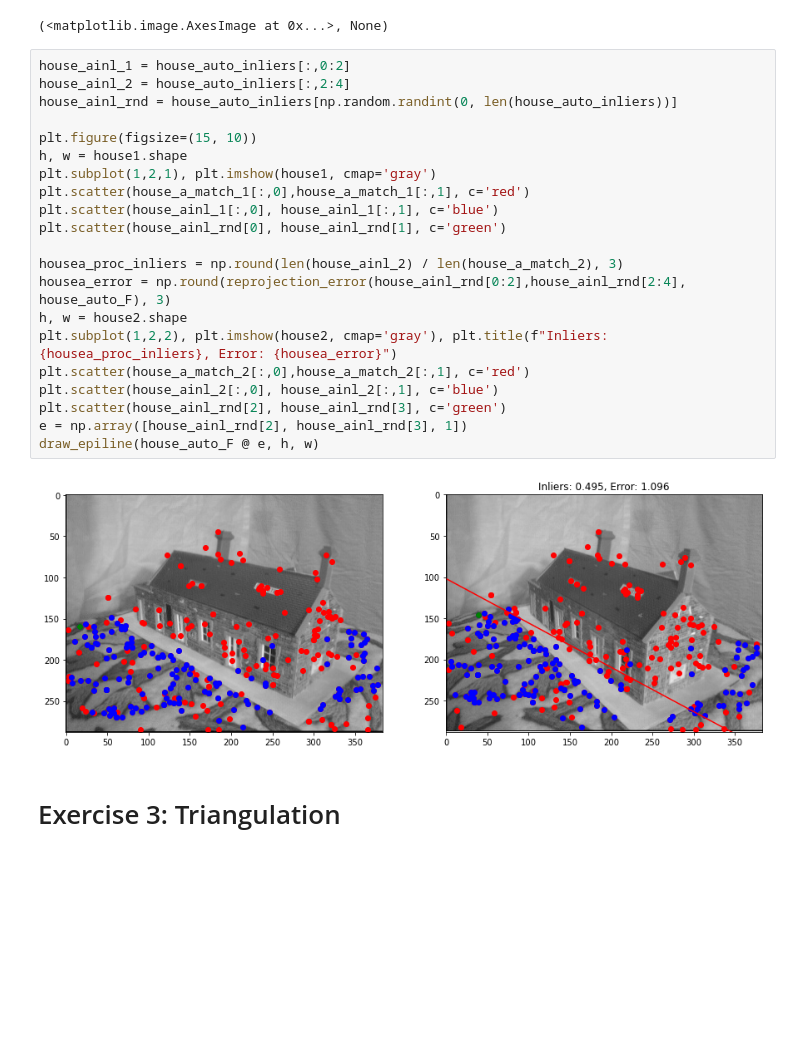
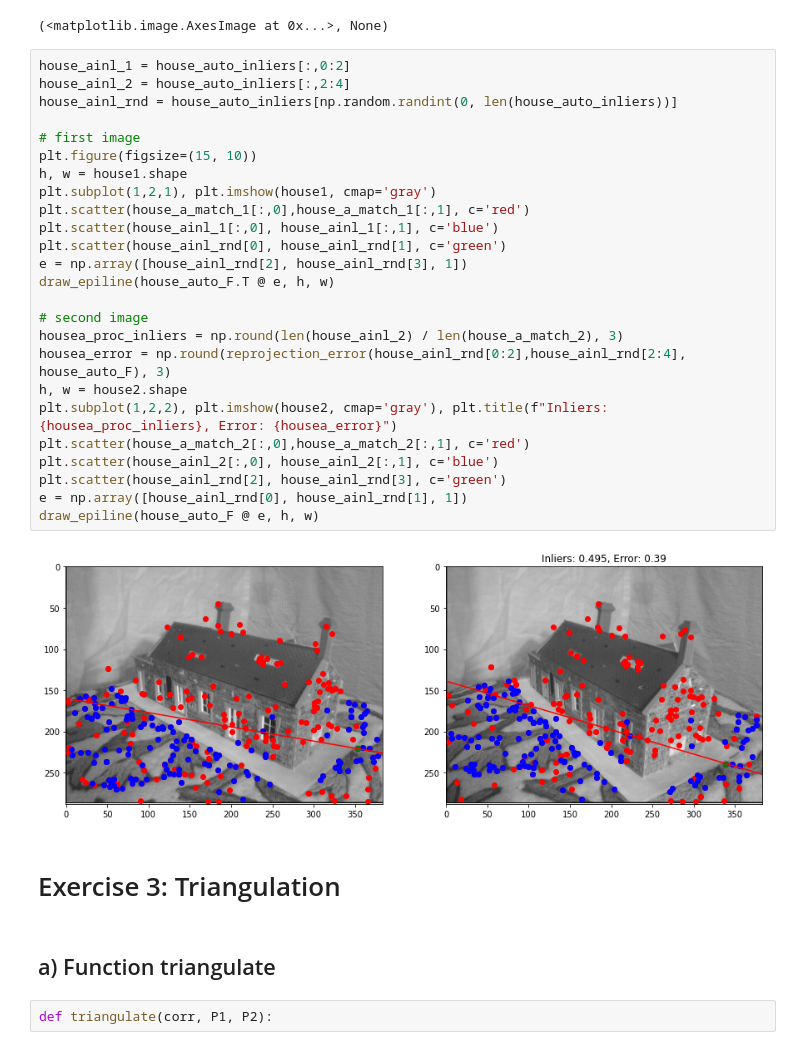
Before and after one commit to gendestry/UZ_Naloga5, a Jupyter notebook: assignment.ipynb, the cells around one changed output. Saved outputs shown, nothing was run; the diff lists cells and outputs as text; blank space fills up the shorter version.

```diff
--- a/assignment.ipynb
+++ b/assignment.ipynb
@@ -228,25 +228,33 @@ plt.imshow(img3),plt.show()
 # %%
 house_ainl_1 = house_auto_inliers[:,0:2]
 house_ainl_2 = house_auto_inliers[:,2:4]
 house_ainl_rnd = house_auto_inliers[np.random.randint(0, len(house_auto_inliers))]
 
+# first image
 plt.figure(figsize=(15, 10))
 h, w = house1.shape
 plt.subplot(1,2,1), plt.imshow(house1, cmap='gray')
 plt.scatter(house_a_match_1[:,0],house_a_match_1[:,1], c='red')
 plt.scatter(house_ainl_1[:,0], house_ainl_1[:,1], c='blue')
 plt.scatter(house_ainl_rnd[0], house_ainl_rnd[1], c='green')
+e = np.array([house_ainl_rnd[2], house_ainl_rnd[3], 1])
+draw_epiline(house_auto_F.T @ e, h, w)
 
+# second image
 housea_proc_inliers = np.round(len(house_ainl_2) / len(house_a_match_2), 3)
 housea_error = np.round(reprojection_error(house_ainl_rnd[0:2],house_ainl_rnd[2:4], house_auto_F), 3)
 h, w = house2.shape
 plt.subplot(1,2,2), plt.imshow(house2, cmap='gray'), plt.title(f"Inliers: {housea_proc_inliers}, Error: {housea_error}")
 plt.scatter(house_a_match_2[:,0],house_a_match_2[:,1], c='red')
 plt.scatter(house_ainl_2[:,0], house_ainl_2[:,1], c='blue')
 plt.scatter(house_ainl_rnd[2], house_ainl_rnd[3], c='green')
-e = np.array([house_ainl_rnd[2], house_ainl_rnd[3], 1])
+e = np.array([house_ainl_rnd[0], house_ainl_rnd[1], 1])
 draw_epiline(house_auto_F @ e, h, w)
 # %% [output]
-[figure, old version]
+[figure, new version]
 # %% [markdown]
 # Exercise 3: Triangulation
+# %% [markdown]
+## a) Function triangulate
+# %%
+def triangulate(corr, P1, P2):
```
Also changed, not shown: parts of 1 cell of this notebook.
